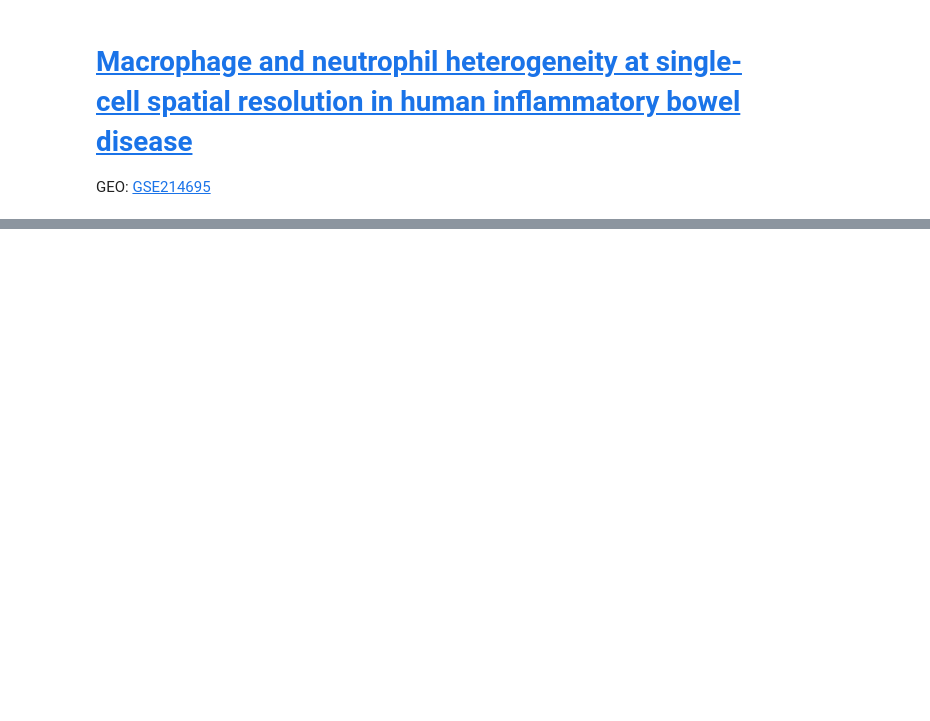
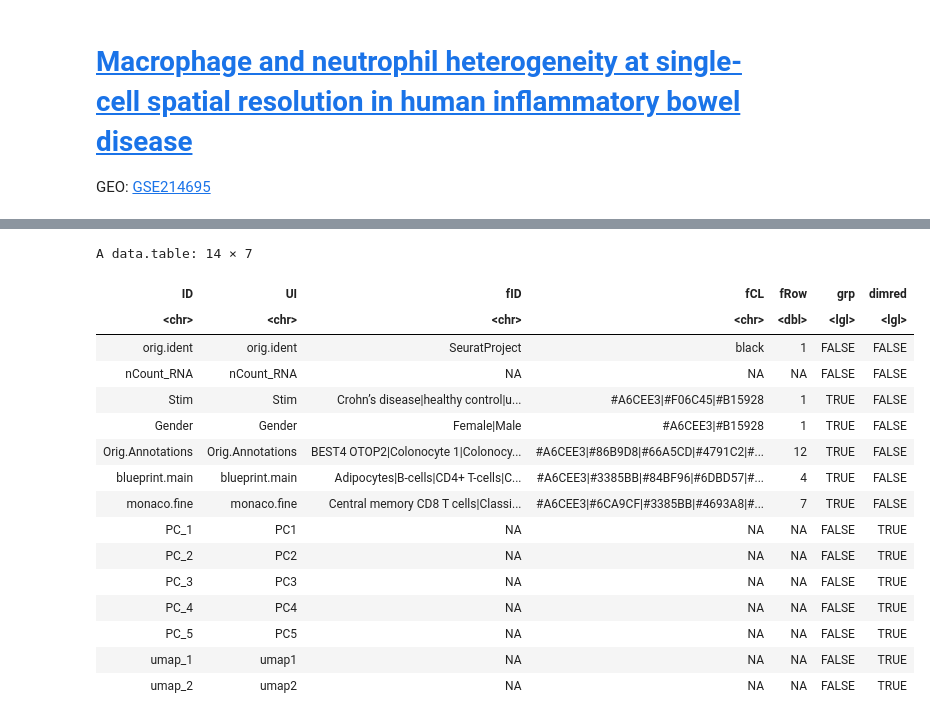
Before and after one commit to siegelna/2024_06_24_Garrido-Trig.et.al-37495570, a Jupyter notebook: analysis.ipynb, the cells around one changed output, grey strips where cells are left out. Cells and saved outputs as stored; diff of their text form; code cells hidden in the pictures; blank space fills up the shorter version.

```diff
--- a/analysis.ipynb
+++ b/analysis.ipynb
@@ -198,11 +300,28 @@ save(test, file=file.path('objects', '06.rda'))
 # %%
-
-seu =  test
-scConf = createConfig(seu)
-makeShinyApp(seu, scConf,
+# All stims
+seu =  obj
+scConf1 = createConfig(seu)
+makeShinyFiles(seu, scConf1,
              gene.mapping = TRUE,
-             shiny.title = "UC and Crohn's IBD from colonic mucosa scRNAseq",
+             shiny.prefix = "sc1",
              shiny.dir = "colon_UC_crohns_scRNA-seq_GSM6614348/",
              gex.assay = "SCT",
              default.multigene = present_genes)
-system("R -e \"shiny::runApp('colon_UC_crohns_scRNA-seq_GSM6614348')\"")
+# %% [output]
+A data.table: 14 × 7
+| ID | UI | fID | fCL | fRow | grp | dimred |
+| <chr> | <chr> | <chr> | <chr> | <dbl> | <lgl> | <lgl> |
+| orig.ident | orig.ident | SeuratProject | black | 1 | FALSE | FALSE |
+| nCount_RNA | nCount_RNA | NA | NA | NA | FALSE | FALSE |
+| Stim | Stim | Crohn’s disease|healthy control|u... | #A6CEE3|#F06C45|#B15928 | 1 | TRUE | FALSE |
+| Gender | Gender | Female|Male | #A6CEE3|#B15928 | 1 | TRUE | FALSE |
+| Orig.Annotations | Orig.Annotations | BEST4 OTOP2|Colonocyte 1|Colonocy... | #A6CEE3|#86B9D8|#66A5CD|#4791C2|#... | 12 | TRUE | FALSE |
+| blueprint.main | blueprint.main | Adipocytes|B-cells|CD4+ T-cells|C... | #A6CEE3|#3385BB|#84BF96|#6DBD57|#... | 4 | TRUE | FALSE |
+| monaco.fine | monaco.fine | Central memory CD8 T cells|Classi... | #A6CEE3|#6CA9CF|#3385BB|#4693A8|#... | 7 | TRUE | FALSE |
+| PC_1 | PC1 | NA | NA | NA | FALSE | TRUE |
+| PC_2 | PC2 | NA | NA | NA | FALSE | TRUE |
+| PC_3 | PC3 | NA | NA | NA | FALSE | TRUE |
+| PC_4 | PC4 | NA | NA | NA | FALSE | TRUE |
+| PC_5 | PC5 | NA | NA | NA | FALSE | TRUE |
+| umap_1 | umap1 | NA | NA | NA | FALSE | TRUE |
+| umap_2 | umap2 | NA | NA | NA | FALSE | TRUE |
```
Also changed, not shown: parts of 48 cells of this notebook.
